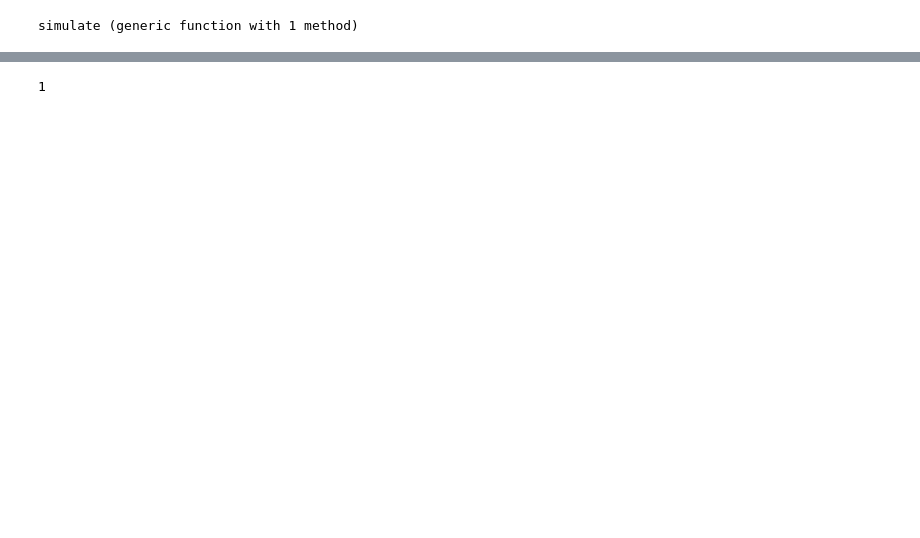
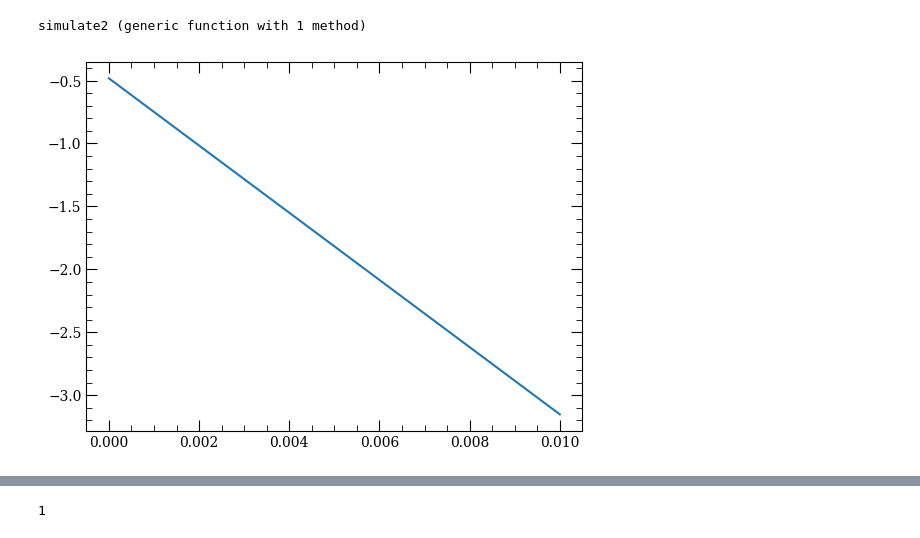
Before and after one commit to JeshurunLuke/TrajSimulation, a Jupyter notebook: SimulatorJulv2.ipynb, the cells around one changed output, grey strips where cells are left out. Saved outputs shown, nothing was run; the diff lists cells and outputs as text; code cells hidden in the pictures; blank space fills up the shorter version.

```diff
--- a/SimulatorJulv2.ipynb
+++ b/SimulatorJulv2.ipynb
@@ -76,16 +138,16 @@ threadCount(OurSystem)
 # %%
-function simulate(u0, param, RHS)
+function simulate2(u0, param, RHS)
 
     boundMin, boundMax = minimum(OurSystem.Environment.grid[1]), maximum(OurSystem.Environment.grid[1])
     conditionStop(y, t, integrator) = !any(boundMin + 1e-6 .< y[1:3]) || !any(y[1:3] .< boundMax - 1e-6)
     affect!(integrator) = terminate!(integrator)
     cb = DiscreteCallback(conditionStop, affect!)
 
-    tspan = (0, 4e-3)
+    tspan = (0, 10e-6)
     prob = ODEProblem(RHS, u0, tspan, param)
     dt = 2e-9
     sol = solve(prob, RK4(), dt=dt, adaptive=false, callback = cb)#, callback=cb, abstol=1e-3, reltol=1e-3)
     return sol.t, hcat(sol.u...)
 end
 # %% [output]
-simulate (generic function with 1 method)
+simulate2 (generic function with 1 method)
@@ -93,0 +154,16 @@ using StaticArrays
+# %%
+u0, param, RHS = InitializeProblem(OurSystem, 1, 1e-3, "Fspont_R", opt_args=0.0);
+# %%
+t, u = simulate2(u0, param, RHS)
+x, y, z, vx, vy, vz = u[1, :],  u[2, :],  u[3, :],  u[4, :], u[5, :], u[6, :];
+# %%
+
+
+fig = plt.figure()
+plot(t*1e3, x*1e6)
+
+#xlim([0, 1e-3])
+
+fig
+# %% [output]
+[figure, added]
```
Also changed, not shown: parts of 31 cells of this notebook, 2 other files.
